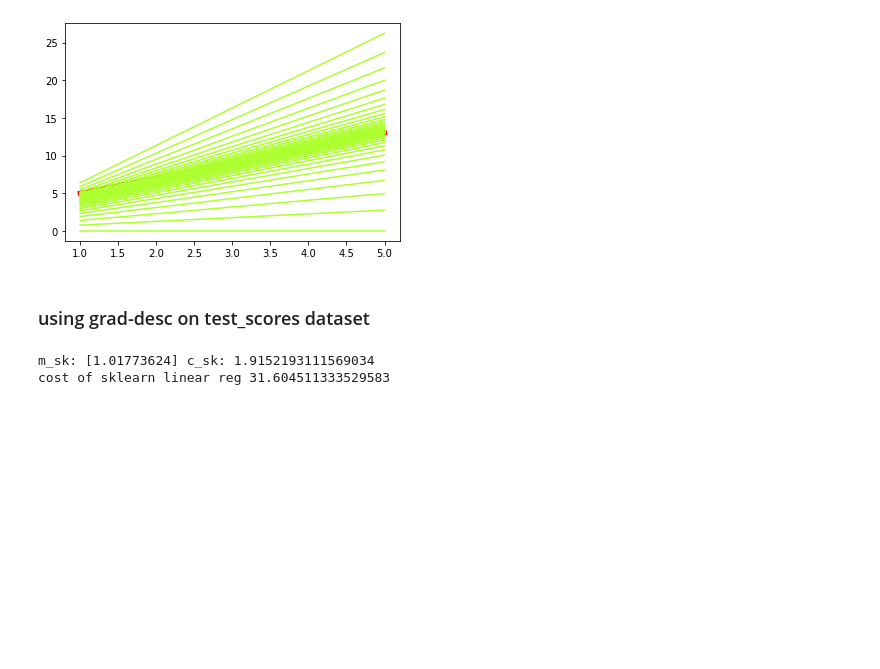
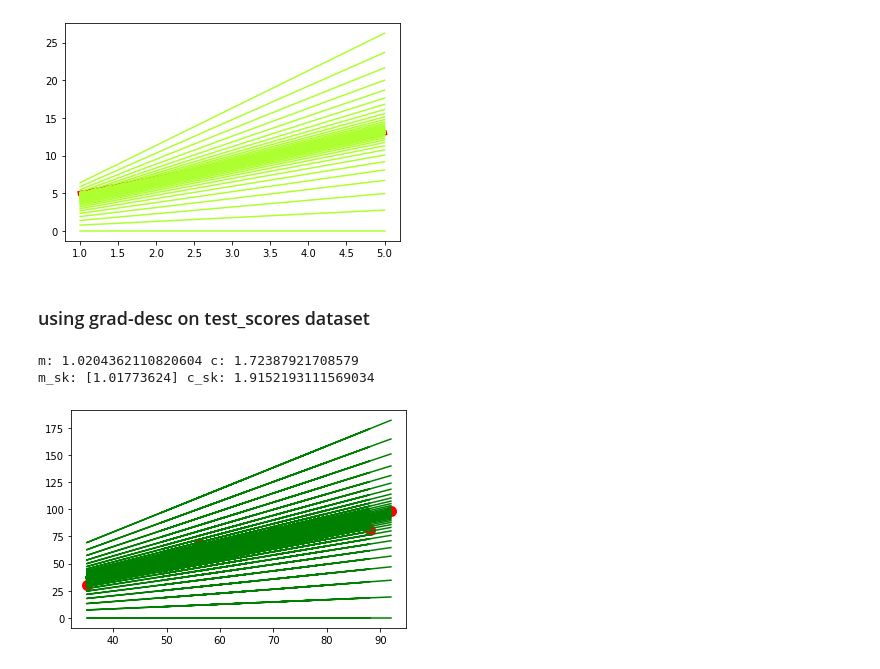
Before and after one commit to meaayush/Data-Science, a Jupyter notebook: ML/Linear Regression/Gradient Descent.ipynb, the cells around one changed output. Saved outputs shown, nothing was run; the diff lists cells and outputs as text; code cells hidden in the pictures; blank space fills up the shorter version.

Commit message:
Reverted all changes in Grad-desc..added 4 lines too :)

```diff
--- a/ML/Linear Regression/Gradient Descent.ipynb
+++ b/ML/Linear Regression/Gradient Descent.ipynb
@@ -69,20 +69,16 @@ def usingsk(x_sk,y_sk):
 # %%
 if __name__=="__main__":
     df=pd.read_csv('test_scores.csv')
     x=df.math
     y=df.cs
     learning_rate=0.0002
 
-#     m,c=grad_desc(x,y,learning_rate,100000)
-#     print(f"m: {m} c: {c}")
+    m,c=grad_desc(x,y,learning_rate,100000)
+    print(f"m: {m} c: {c}")
 
     m_sk,c_sk=usingsk(df[['math']],y)
     print(f"m_sk: {m_sk} c_sk: {c_sk}")
-
-    y_1=m_sk*x+c_sk
-    n=len(x)
-    cost=(1/n)*sum([j**2 for j in (y-y_1)])
-    print("cost of sklearn linear reg",cost)
 # %% [output]
+m: 1.0204362110820604 c: 1.72387921708579
 m_sk: [1.01773624] c_sk: 1.9152193111569034
-cost of sklearn linear reg 31.604511333529583
+[figure, added]
```
Also changed, not shown: parts of 1 cell of this notebook.
